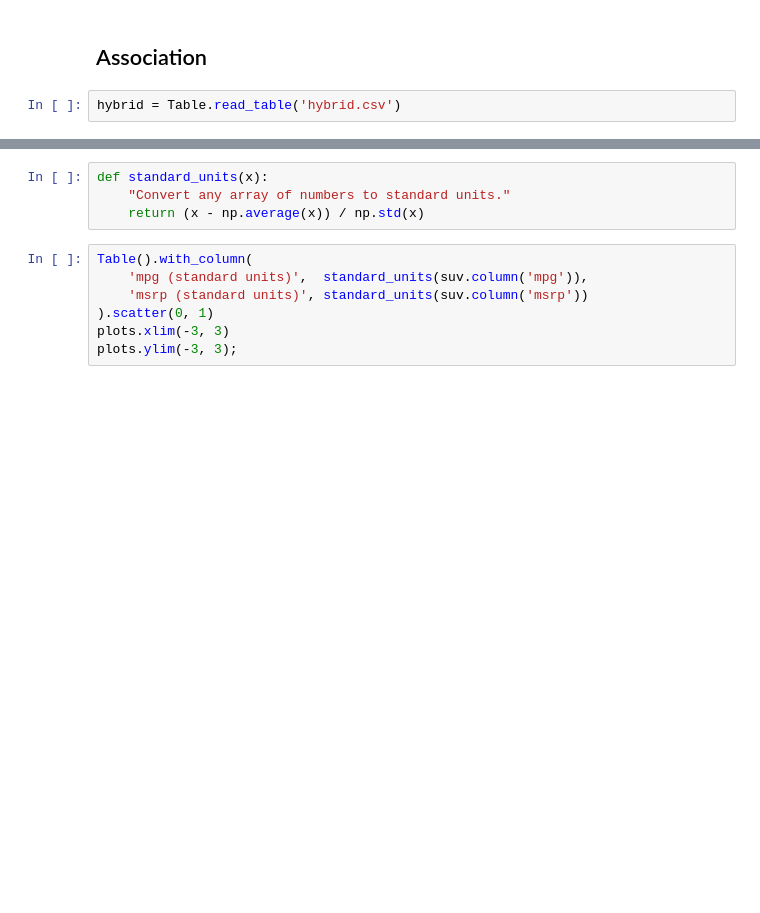
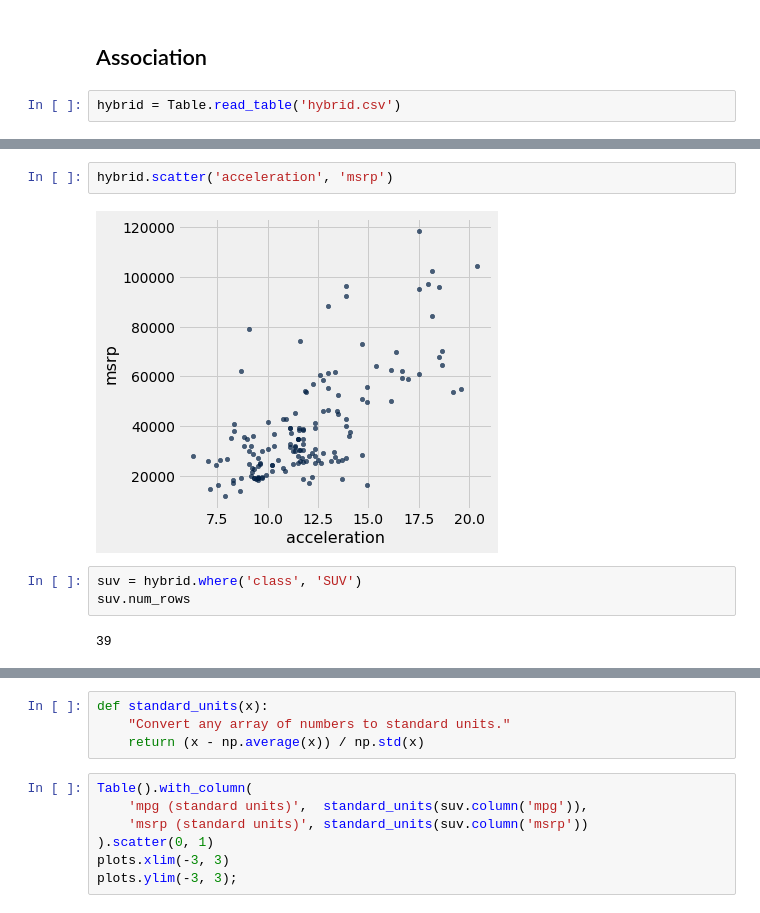
Before and after one commit to data-8/materials-sp19, a Jupyter notebook: lec/lec29.ipynb, the cells around one changed output, grey strips where cells are left out. Cells and saved outputs as stored; diff of their text form; blank space fills up the shorter version.

```diff
--- a/lec/lec29.ipynb
+++ b/lec/lec29.ipynb
@@ -70,0 +103,9 @@ hybrid
+# %%
+hybrid.scatter('acceleration', 'msrp')
+# %% [output]
+[figure, added]
+# %%
+suv = hybrid.where('class', 'SUV')
+suv.num_rows
+# %% [output]
+39
```
Also changed, not shown: parts of 31 cells of this notebook.
